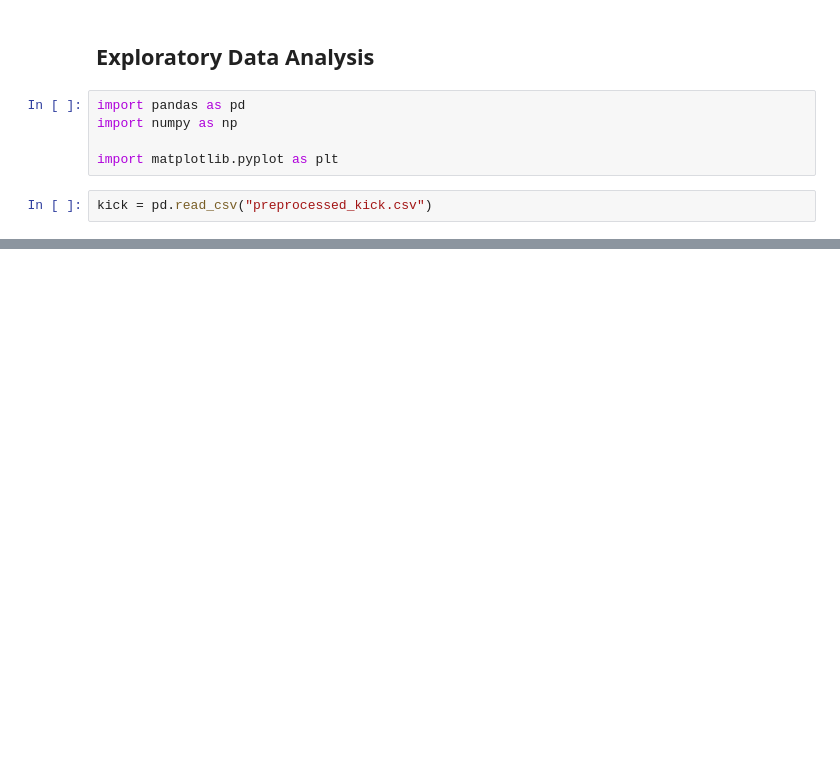
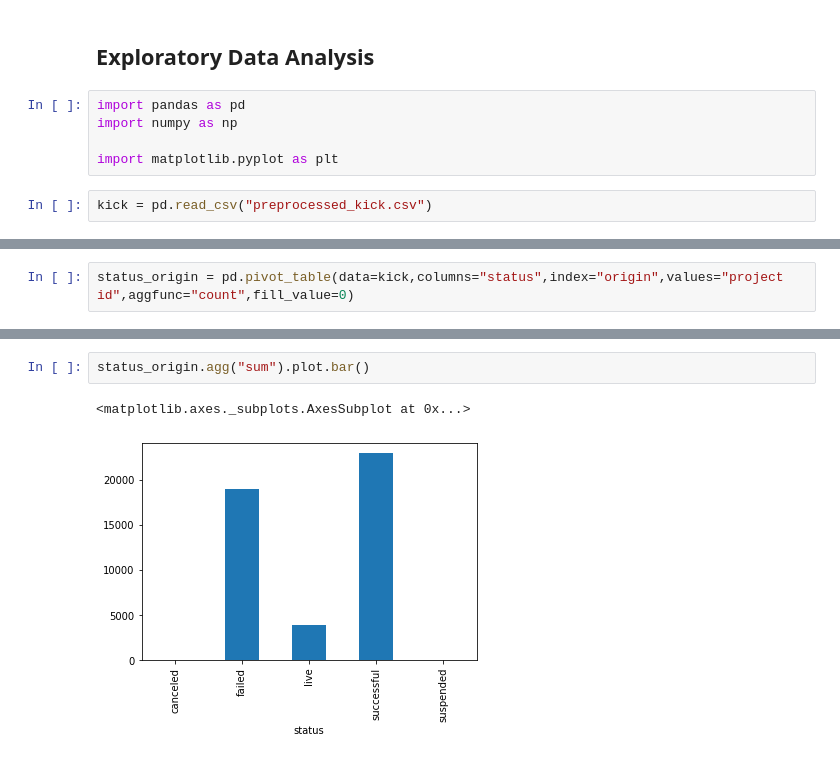
Before and after one commit to crisgiovanoni/kickstarter_project, a Jupyter notebook: Who Gets the Fund?.ipynb, the cells around one changed output, grey strips where cells are left out. Drawn from its saved outputs; the diff is of its cells as text; blank space fills up the shorter version.

```diff
--- a/Who Gets the Fund?.ipynb
+++ b/Who Gets the Fund?.ipynb
@@ -205,0 +230,2 @@ Questions:
+# %%
+status_origin = pd.pivot_table(data=kick,columns="status",index="origin",values="project id",aggfunc="count",fill_value=0)
@@ -205,0 +252,5 @@ Questions:
+# %%
+status_origin.agg("sum").plot.bar()
+# %% [output]
+<matplotlib.axes._subplots.AxesSubplot at 0x...>
+[figure, added]
```
Also changed, not shown: parts of 6 cells of this notebook.
